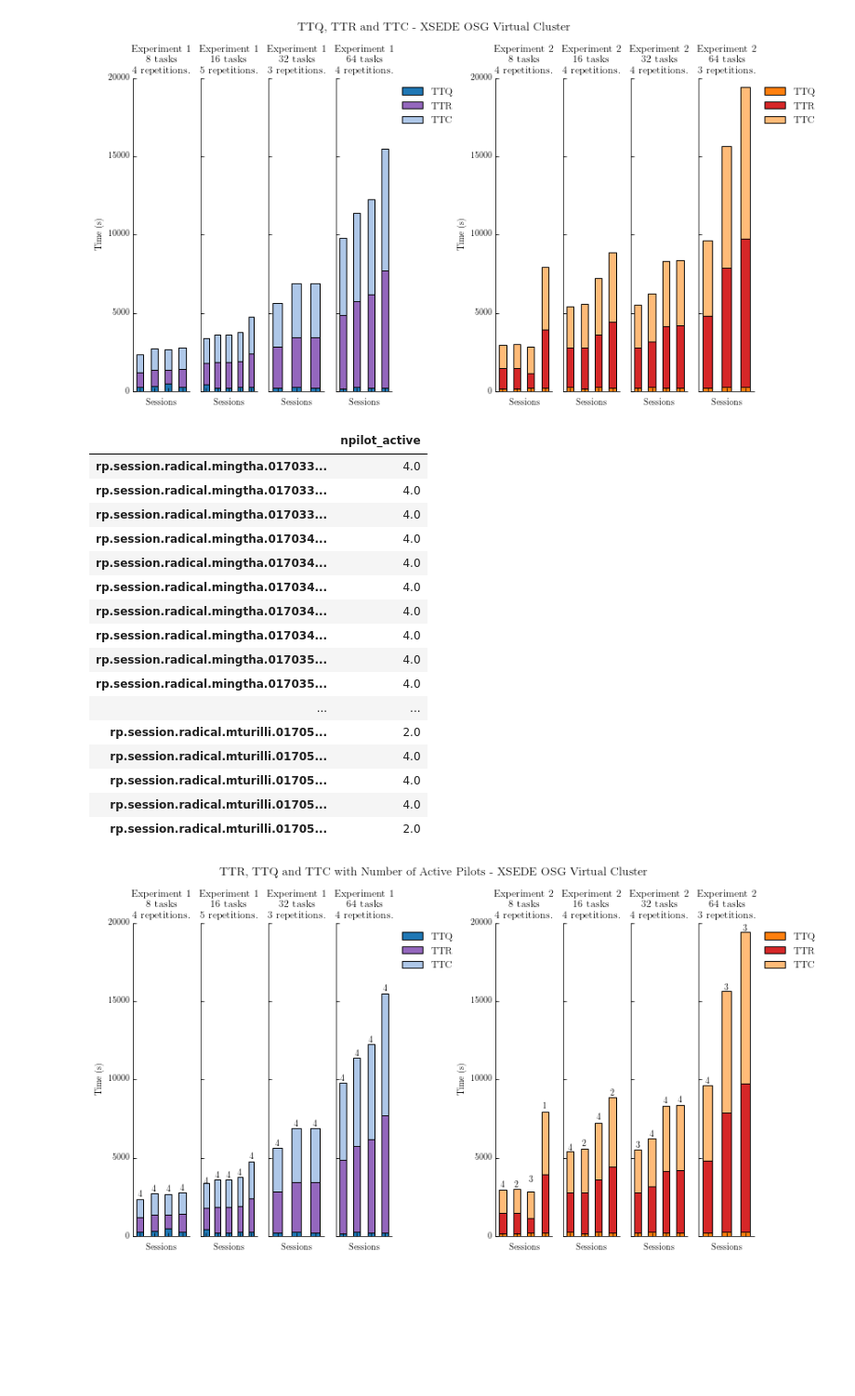
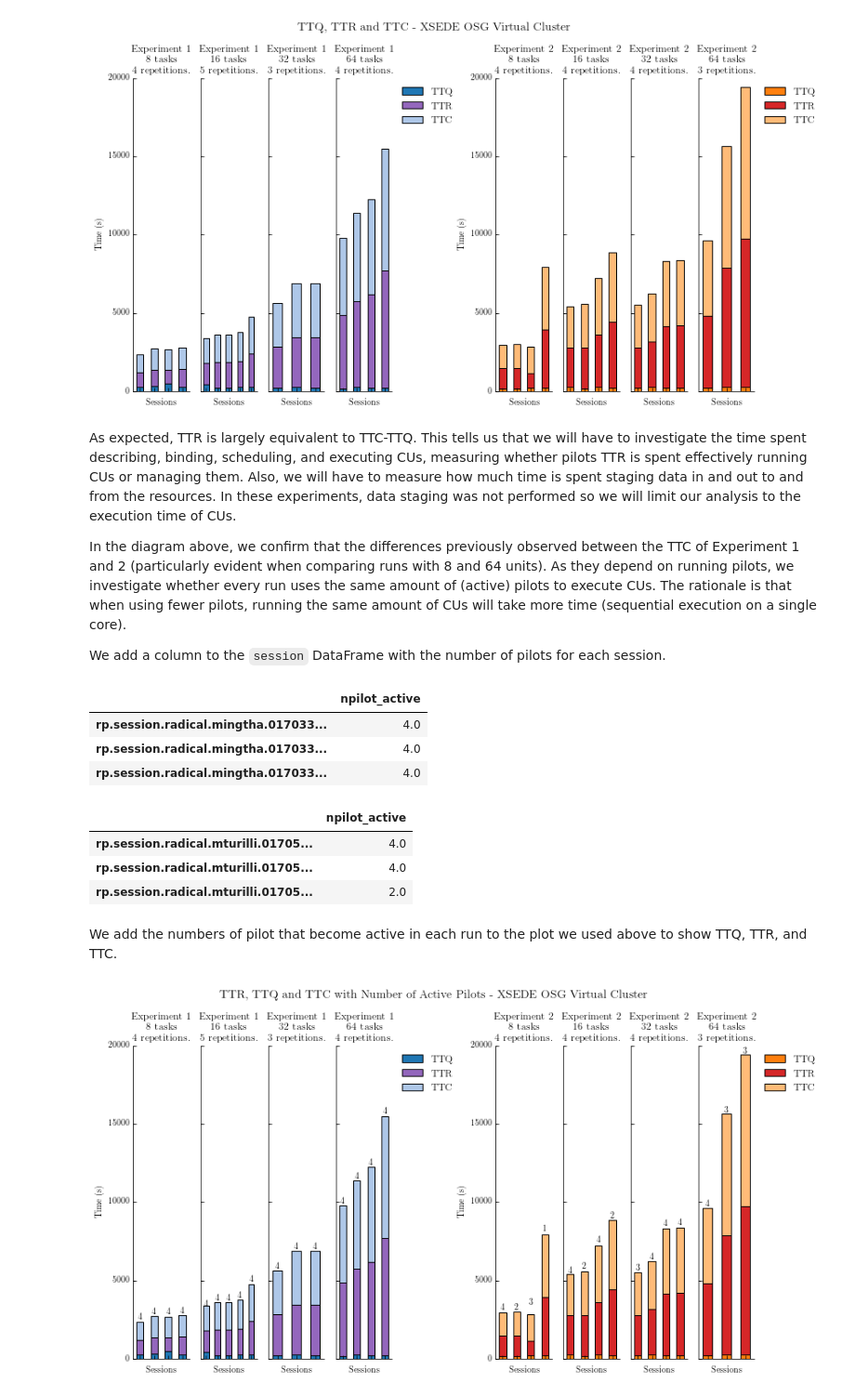
Before and after one commit to radical-cybertools/radical.analytics, a Jupyter notebook: use_cases/rp_on_osg/osg_analysis.ipynb, the cells around one changed output. Shown at 93% size. Saved outputs shown, nothing was run; the diff lists cells and outputs as text; code cells hidden in the pictures; blank space fills up the shorter version.

Commit message:
Iteration analysis

```diff
--- a/use_cases/rp_on_osg/osg_analysis.ipynb
+++ b/use_cases/rp_on_osg/osg_analysis.ipynb
@@ -644,34 +781,34 @@ while(i<8):
 plt.savefig('figures/osg_ttq_ttr_ttc_nunits.pdf', dpi=600, bbox_inches='tight')
 # %% [output]
 [figure]
+# %% [markdown]
+As expected, TTR is largely equivalent to TTC-TTQ. This tells us that we will have to investigate the time spent describing, binding, scheduling, and executing CUs, measuring whether pilots TTR is spent effectively running CUs or managing them. Also, we will have to measure how much time is spent staging data in and out to and from the resources. In these experiments, data staging was not performed so we will limit our analysis to the execution time of CUs.
+
+In the diagram above, we confirm that the differences previously observed between the TTC of Experiment 1 and 2 (particularly evident when comparing runs with 8 and 64 units). As they depend on running pilots, we investigate whether every run uses the same amount of (active) pilots to execute CUs. The rationale is that when using fewer pilots, running the same amount of CUs will take more time (sequential execution on a single core).
+
+We add a column to the `session` DataFrame with the number of pilots for each session.
 # %%
 # Temporary: workaround for bug ticket \#15. Calculates
 # the number of active pilots by looking into the
 # length of the list returned by timestamp on the
 # PMGR_ACTIVE state.
 
 for sid in sessions.index:
     sessions.ix[sid, 'npilot_active'] = len(sessions.ix[sid, 'session'].filter(etype='pilot', inplace=False).timestamps(state='PMGR_ACTIVE'))
 
-sessions[['npilot_active']]
+display(sessions[['npilot_active']].head(3))
+display(sessions[['npilot_active']].tail(3))
 # %% [output]
 |  | npilot_active |
 | rp.session.radical.mingtha.017033... | 4.0 |
 | rp.session.radical.mingtha.017033... | 4.0 |
 | rp.session.radical.mingtha.017033... | 4.0 |
-| rp.session.radical.mingtha.017034... | 4.0 |
-| rp.session.radical.mingtha.017034... | 4.0 |
-| rp.session.radical.mingtha.017034... | 4.0 |
-| rp.session.radical.mingtha.017034... | 4.0 |
-| rp.session.radical.mingtha.017034... | 4.0 |
-| rp.session.radical.mingtha.017035... | 4.0 |
-| rp.session.radical.mingtha.017035... | 4.0 |
-| ... | ... |
-| rp.session.radical.mturilli.01705... | 2.0 |
-| rp.session.radical.mturilli.01705... | 4.0 |
-| rp.session.radical.mturilli.01705... | 4.0 |
-| rp.session.radical.mturilli.01705... | 4.0 |
-| rp.session.radical.mturilli.01705... | 2.0 |
+|  | npilot_active |
+| rp.session.radical.mturilli.01705... | 4.0 |
+| rp.session.radical.mturilli.01705... | 4.0 |
+| rp.session.radical.mturilli.01705... | 2.0 |
+# %% [markdown]
+We add the numbers of pilot that become active in each run to the plot we used above to show TTQ, TTR, and TTC.
 # %%
 fig = plt.figure(figsize=(13,7))
 fig.suptitle('TTR, TTQ and TTC with Number of Active Pilots - XSEDE OSG Virtual Cluster', fontsize=14)
```
Also changed, not shown: parts of 38 cells of this notebook, 12 other files.
